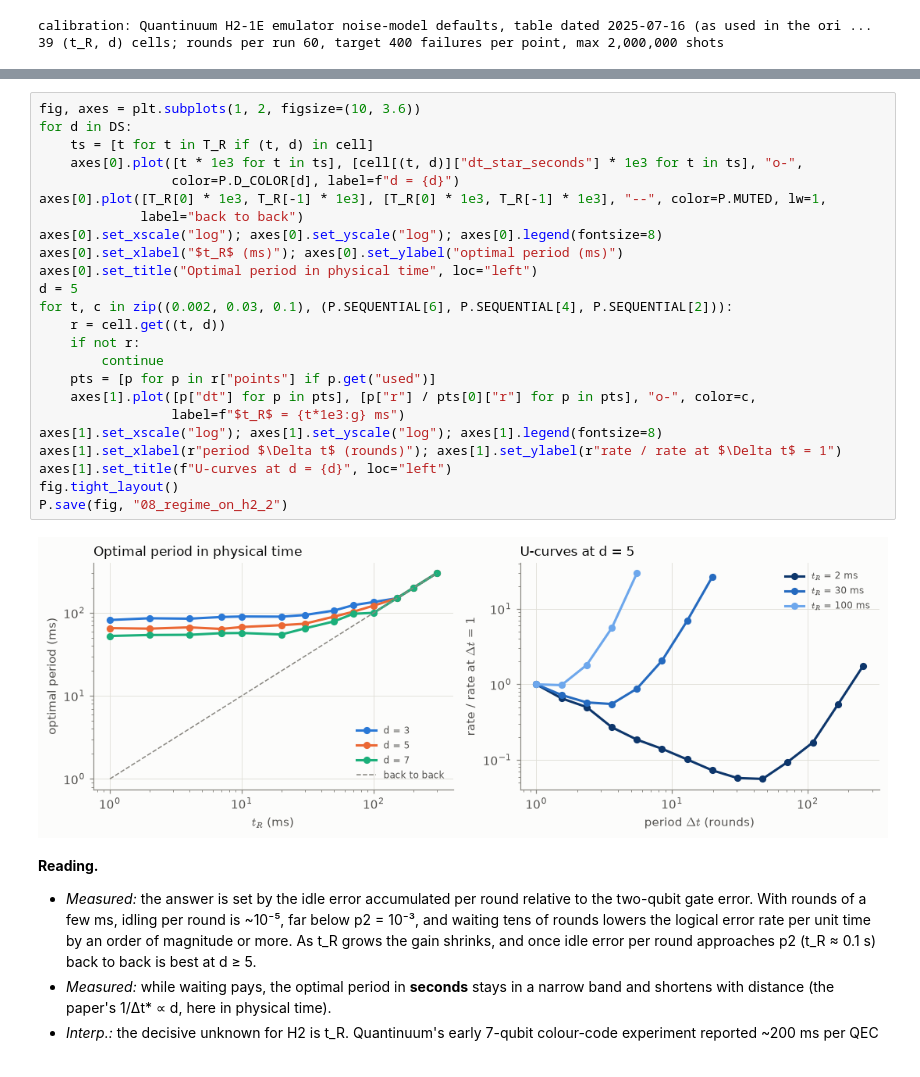
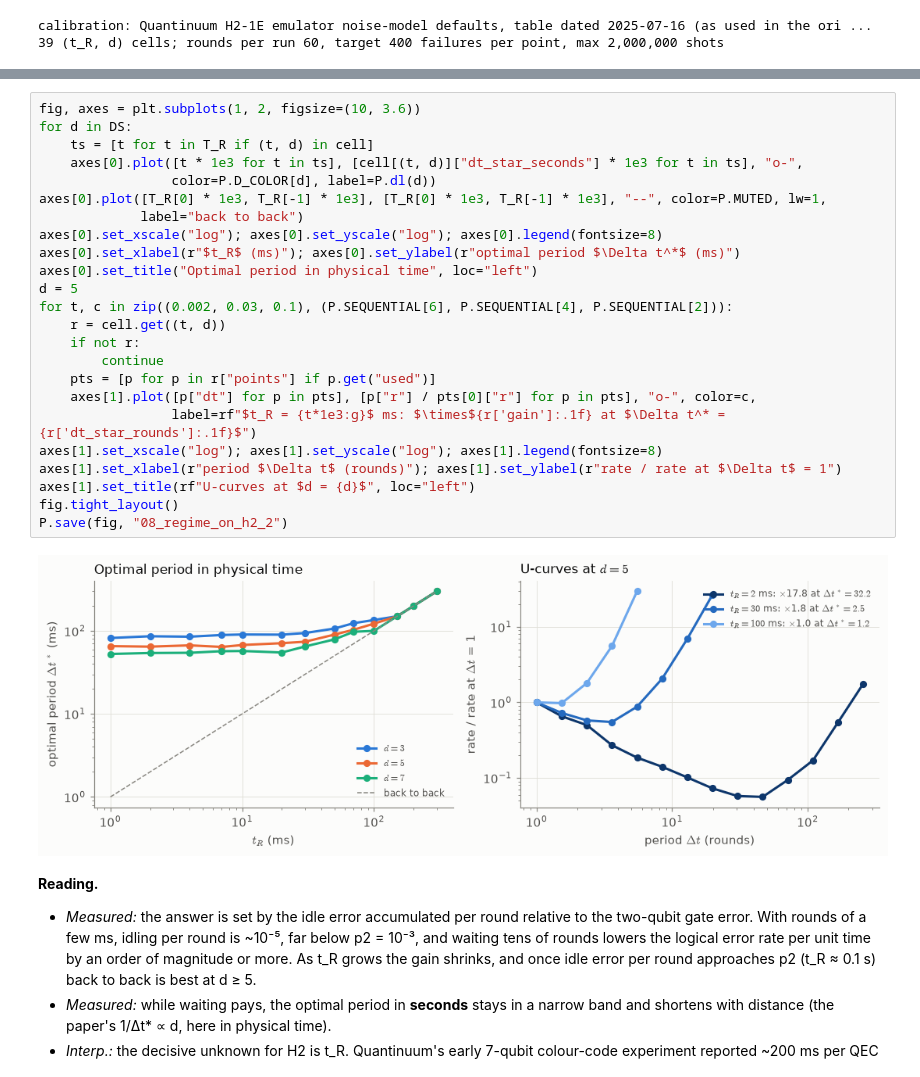
Before and after one commit to hvermaQ/qec-timing-submission, a Jupyter notebook: notebooks/08_regime_on_h2.ipynb, the cells around one changed output, grey strips where cells are left out. Drawn from its saved outputs; the diff is of its cells as text.

```diff
--- a/notebooks/08_regime_on_h2.ipynb
+++ b/notebooks/08_regime_on_h2.ipynb
@@ -81,29 +81,29 @@ P.save(fig, "08_regime_on_h2_1")
 # %%
 fig, axes = plt.subplots(1, 2, figsize=(10, 3.6))
 for d in DS:
     ts = [t for t in T_R if (t, d) in cell]
     axes[0].plot([t * 1e3 for t in ts], [cell[(t, d)]["dt_star_seconds"] * 1e3 for t in ts], "o-",
-                 color=P.D_COLOR[d], label=f"d = {d}")
+                 color=P.D_COLOR[d], label=P.dl(d))
 axes[0].plot([T_R[0] * 1e3, T_R[-1] * 1e3], [T_R[0] * 1e3, T_R[-1] * 1e3], "--", color=P.MUTED, lw=1,
              label="back to back")
 axes[0].set_xscale("log"); axes[0].set_yscale("log"); axes[0].legend(fontsize=8)
-axes[0].set_xlabel("$t_R$ (ms)"); axes[0].set_ylabel("optimal period (ms)")
+axes[0].set_xlabel(r"$t_R$ (ms)"); axes[0].set_ylabel(r"optimal period $\Delta t^*$ (ms)")
 axes[0].set_title("Optimal period in physical time", loc="left")
 d = 5
 for t, c in zip((0.002, 0.03, 0.1), (P.SEQUENTIAL[6], P.SEQUENTIAL[4], P.SEQUENTIAL[2])):
     r = cell.get((t, d))
     if not r:
         continue
     pts = [p for p in r["points"] if p.get("used")]
     axes[1].plot([p["dt"] for p in pts], [p["r"] / pts[0]["r"] for p in pts], "o-", color=c,
-                 label=f"$t_R$ = {t*1e3:g} ms")
+                 label=rf"$t_R = {t*1e3:g}$ ms: $\times${r['gain']:.1f} at $\Delta t^* = {r['dt_star_rounds']:.1f}$")
 axes[1].set_xscale("log"); axes[1].set_yscale("log"); axes[1].legend(fontsize=8)
 axes[1].set_xlabel(r"period $\Delta t$ (rounds)"); axes[1].set_ylabel(r"rate / rate at $\Delta t$ = 1")
-axes[1].set_title(f"U-curves at d = {d}", loc="left")
+axes[1].set_title(rf"U-curves at $d = {d}$", loc="left")
 fig.tight_layout()
 P.save(fig, "08_regime_on_h2_2")
 # %% [output]
-[figure, old version]
+[figure, new version]
 # %% [markdown]
 **Reading.**
 - *Measured:* the answer is set by the idle error accumulated per round relative to the
```
Also changed, not shown: parts of 1 cell of this notebook, 54 other files.
